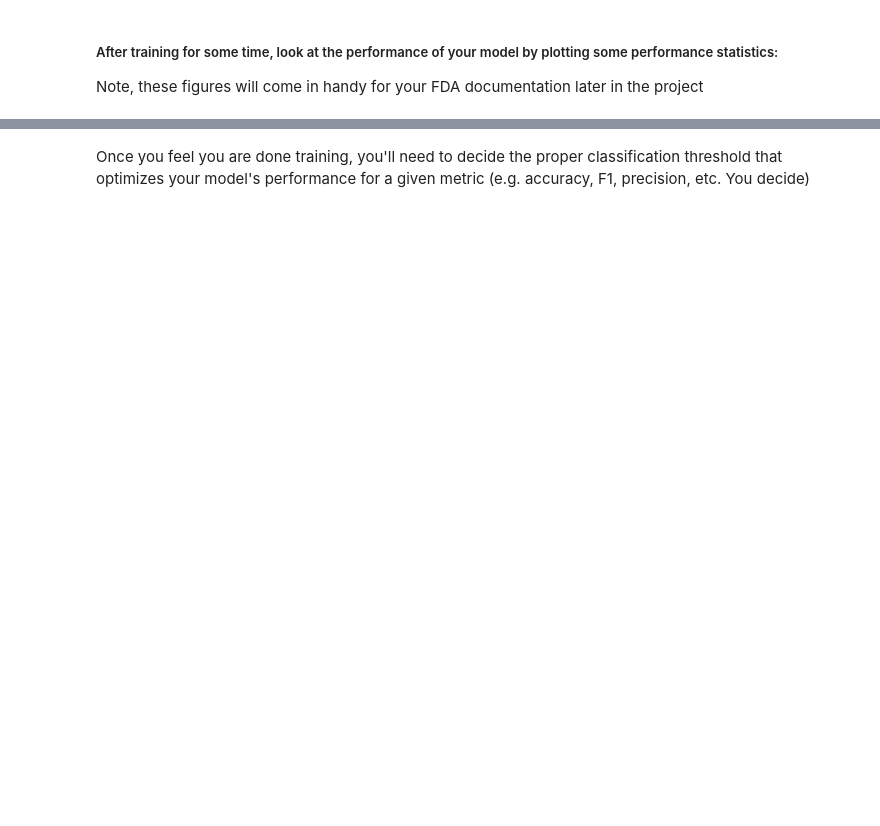
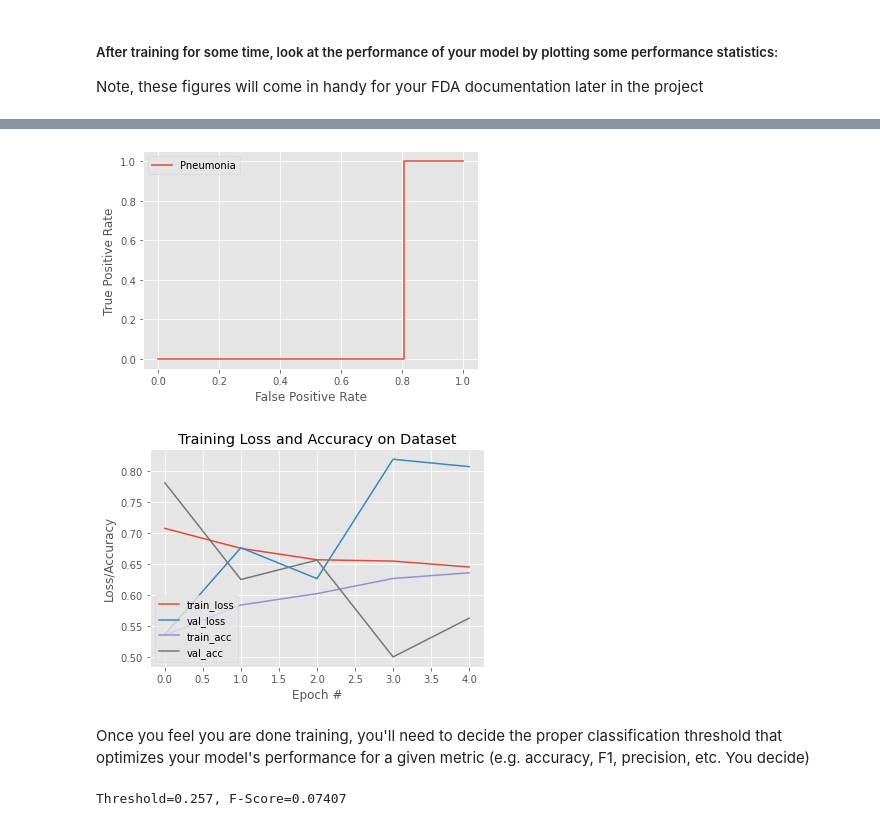
Before and after one commit to paul-reiners/pneumonia-detection-chest-x-rays, a Jupyter notebook: Build and train model.ipynb, the cells around one changed output, grey strips where cells are left out. Saved outputs shown, nothing was run; the diff lists cells and outputs as text; code cells hidden in the pictures; blank space fills up the shorter version.

```diff
--- a/Build and train model.ipynb
+++ b/Build and train model.ipynb
@@ -285,11 +288,11 @@ def build_my_model():
     my_model.add(vgg_model)
 
     my_model.add(Flatten())
-    my_model.add(Dropout(0.5))
+    my_model.add(Dropout(0.1))
     my_model.add(Dense(1024, activation='relu'))
-    my_model.add(Dropout(0.5))
+    my_model.add(Dropout(0.1))
     my_model.add(Dense(512, activation='relu'))
-    my_model.add(Dropout(0.5))
+    my_model.add(Dropout(0.1))
     my_model.add(Dense(256, activation='relu'))
     my_model.add(Dense(1, activation='sigmoid'))
 
@@ -376,4 +379,4 @@ Note, these figures will come in handy for your FDA documentation later in the p
 ## Note that detecting pneumonia is hard even for trained expert radiologists,
 ## so there is no need to make the model perfect.
 my_model.load_weights(weight_path)
-pred_Y = new_model.predict(valX, batch_size = 32, verbose = True)
+pred_Y = my_model.predict(valX, batch_size = 32, verbose = True)
@@ -383,8 +388,12 @@ def plot_auc(t_y, p_y):
     ## Hint: can use scikit-learn's built in functions here like roc_curve
 
     # Todo
-
-    return
+    fpr, tpr, _ = roc_curve(t_y, p_y)
+    plt.plot(fpr, tpr, label='Pneumonia')
+    plt.xlabel('False Positive Rate')
+    plt.ylabel('True Positive Rate')
+    plt.legend()
+    plt.show()
 
 ## what other performance statistics do you want to include here besides AUC?
 
@@ -398,13 +407,27 @@ def plot_auc(t_y, p_y):
 #Also consider plotting the history of your model training:
 
 def plot_history(history):
-
+    N = len(history.history["loss"])
+    plt.style.use("ggplot")
+    plt.figure()
+    plt.plot(np.arange(0, N), history.history["loss"], label="train_loss")
+    plt.plot(np.arange(0, N), history.history["val_loss"], label="val_loss")
+    plt.plot(np.arange(0, N), history.history["binary_accuracy"], label="train_acc")
+    plt.plot(np.arange(0, N), history.history["val_binary_accuracy"], label="val_acc")
+    plt.title("Training Loss and Accuracy on Dataset")
+    plt.xlabel("Epoch #")
+    plt.ylabel("Loss/Accuracy")
+    plt.legend(loc="lower left")
     # Todo
-    return
 # %%
 ## plot figures
 
 # Todo
+plot_auc(valY, pred_Y)
+plot_history(history)
+# %% [output]
+[figure, added]
+[figure, added]
 # %% [markdown]
 Once you feel you are done training, you'll need to decide the proper classification threshold that optimizes your model's performance for a given metric (e.g. accuracy, F1, precision, etc.  You decide)
 # %%
@@ -412,6 +435,17 @@ Once you feel you are done training, you'll need to decide the proper classifica
 ## and use that threshold to make binary classification. Make sure you take all your metrics into consideration.
 
 # Todo
+yhat = my_model.predict_proba(valX)
+thresholds = arange(0, 1, 0.001)
+
+def to_labels(pos_probs, threshold):
+    return (pos_probs >= threshold).astype('int')
+
+scores = [f1_score(valY, to_labels(yhat, t)) for t in thresholds]
+ix = argmax(scores)
+print('Threshold=%.3f, F-Score=%.5f' % (thresholds[ix], scores[ix]))
+# %% [output]
+Threshold=0.257, F-Score=0.07407
 # %%
 ## Let's look at some examples of true vs. predicted with our best model:
 
```
Also changed, not shown: parts of 9 cells of this notebook.
